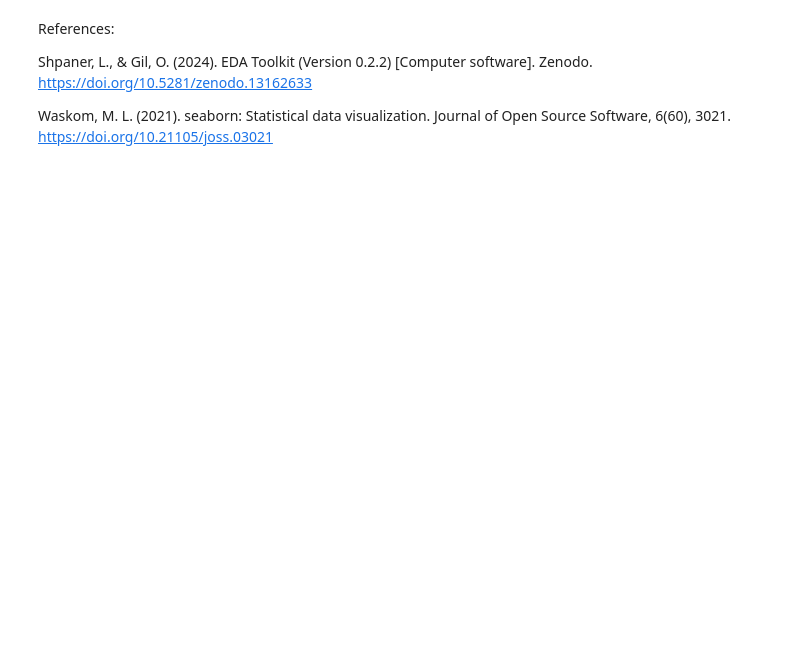
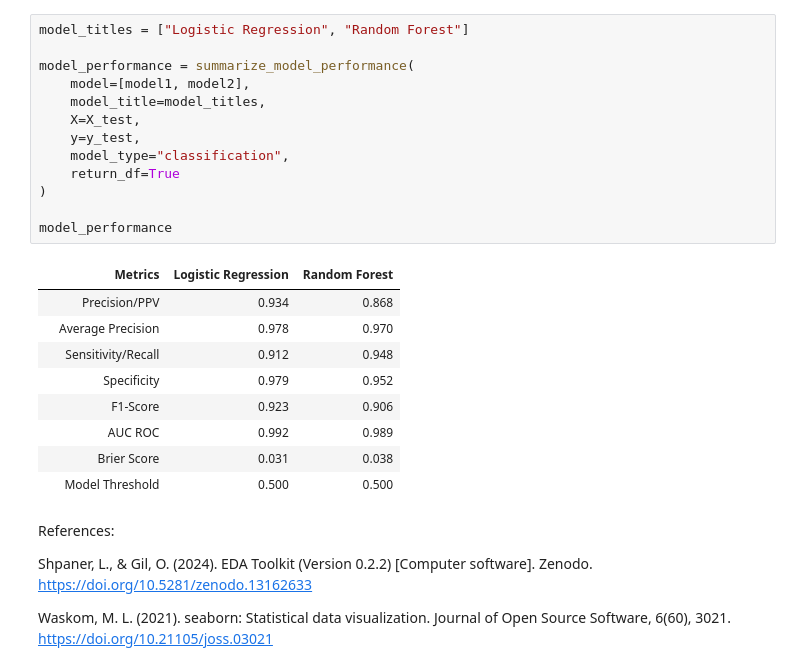
Before and after one commit to parkco34/aai_500_team_project, a Jupyter notebook: MSAAI_500_Notebook__victoria_edits.ipynb, the cells around one changed output. Drawn from its saved outputs; the diff is of its cells as text; blank space fills up the shorter version.

```diff
--- a/MSAAI_500_Notebook__victoria_edits.ipynb
+++ b/MSAAI_500_Notebook__victoria_edits.ipynb
@@ -258,3 +349,26 @@ Total Execution time: 0:00:04.145552
+# %%
+model_titles = ["Logistic Regression", "Random Forest"]
+
+model_performance = summarize_model_performance(
+    model=[model1, model2],
+    model_title=model_titles,
+    X=X_test,
+    y=y_test,
+    model_type="classification",
+    return_df=True
+)
+
+model_performance
+# %% [output]
+|  | Metrics | Logistic Regression | Random Forest |
+|  | Precision/PPV | 0.934 | 0.868 |
+|  | Average Precision | 0.978 | 0.970 |
+|  | Sensitivity/Recall | 0.912 | 0.948 |
+|  | Specificity | 0.979 | 0.952 |
+|  | F1-Score | 0.923 | 0.906 |
+|  | AUC ROC | 0.992 | 0.989 |
+|  | Brier Score | 0.031 | 0.038 |
+|  | Model Threshold | 0.500 | 0.500 |
 # %% [markdown]
 References:
 
```
Also changed, not shown: parts of 6 cells of this notebook.
